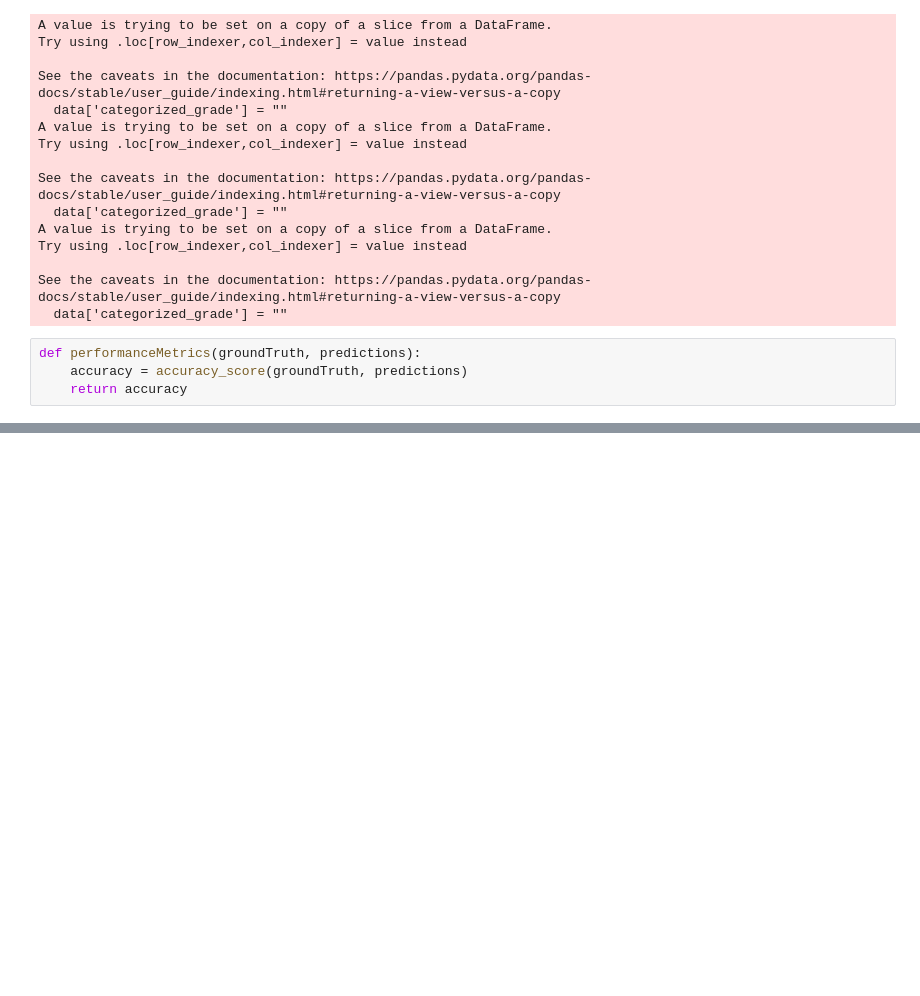
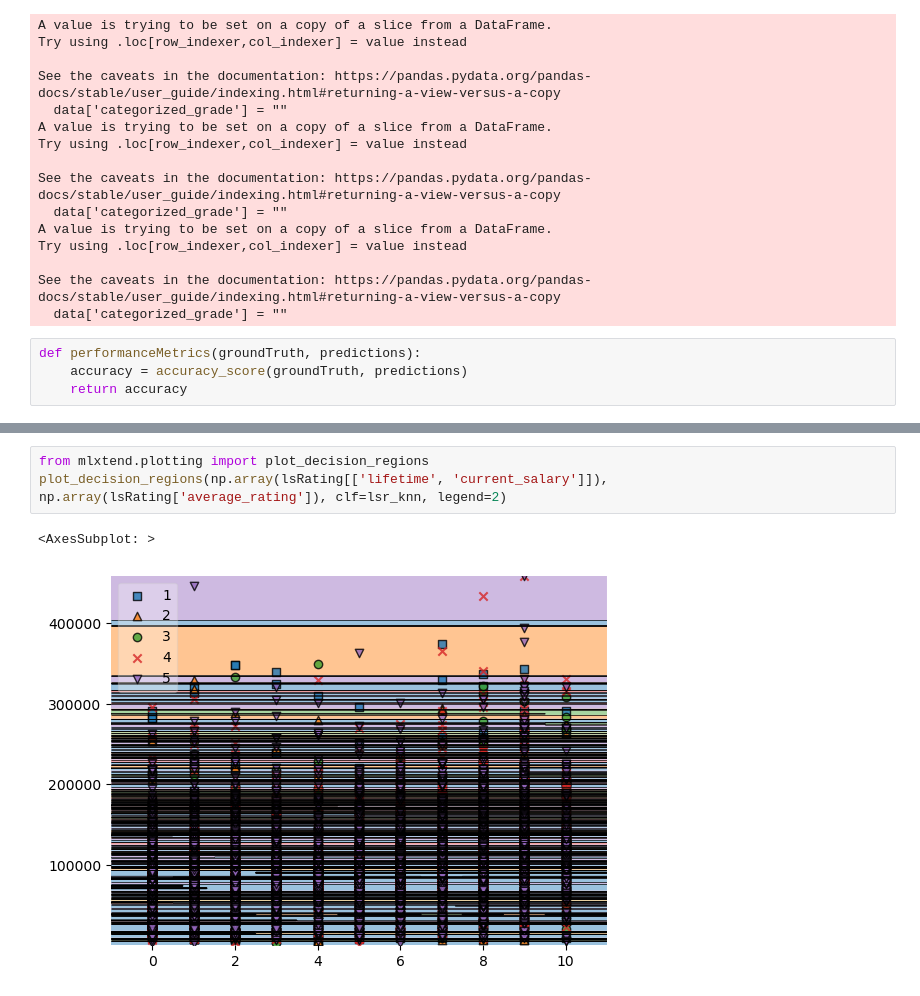
Before and after one commit to aaronl1661/teacherSalaryAnalysis, a Jupyter notebook: src/4_analysis/regression.ipynb, the cells around one changed output, grey strips where cells are left out. Cells and saved outputs as stored; diff of their text form; blank space fills up the shorter version.

```diff
--- a/src/4_analysis/regression.ipynb
+++ b/src/4_analysis/regression.ipynb
@@ -578,0 +592,6 @@ dtype('float64')
+# %%
+from mlxtend.plotting import plot_decision_regions
+plot_decision_regions(np.array(lsRating[['lifetime', 'current_salary']]), np.array(lsRating['average_rating']), clf=lsr_knn, legend=2)
+# %% [output]
+<AxesSubplot: >
+[figure, added]
```
Also changed, not shown: parts of 14 cells of this notebook.
